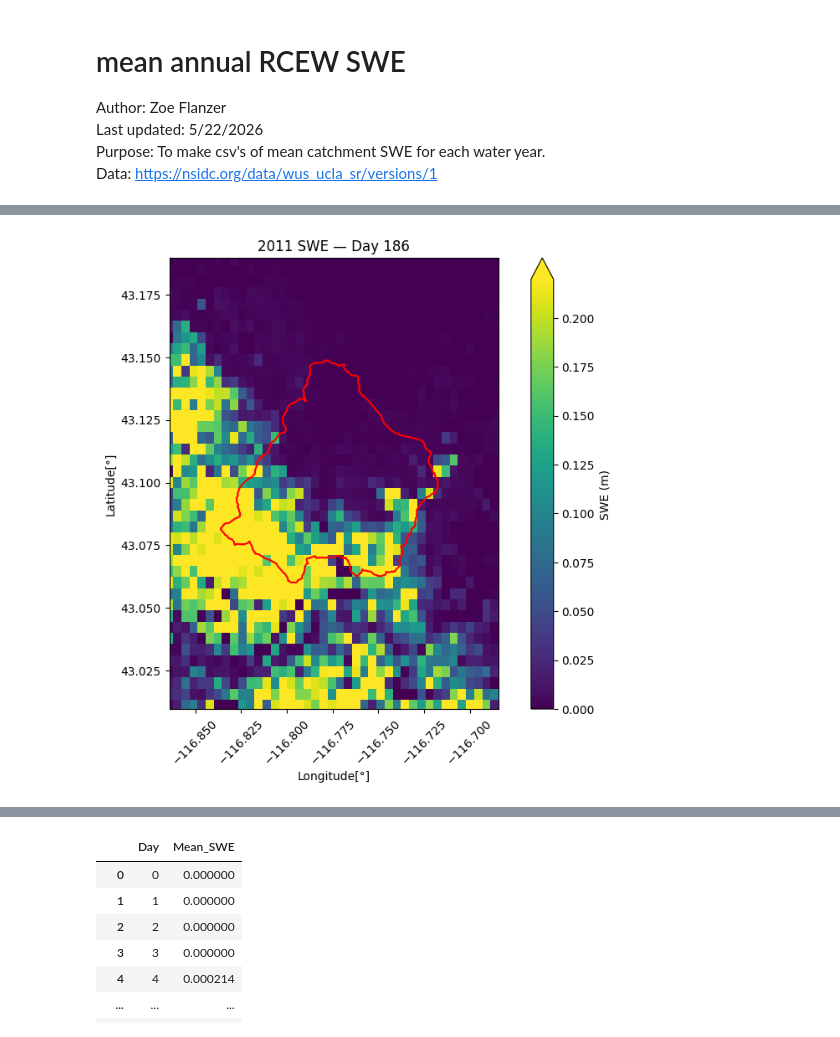
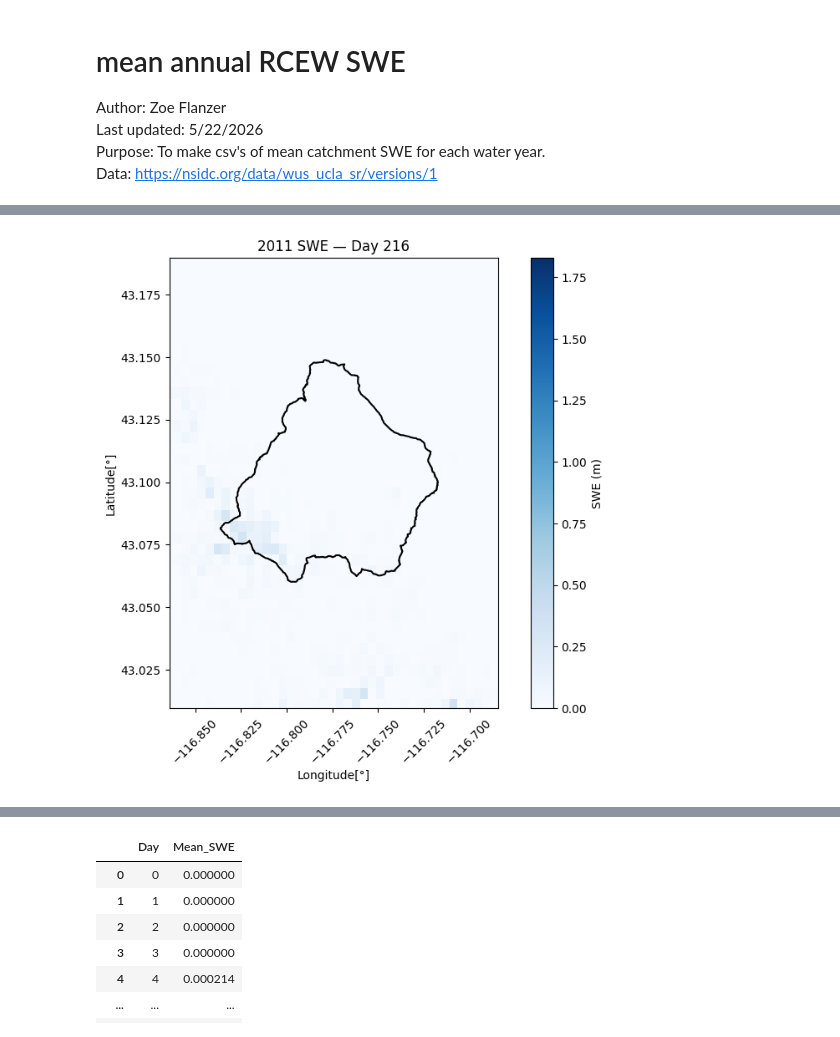
Before and after one commit to zcflanzer/rcew-water-budget, a Jupyter notebook: SWE_processing.ipynb, the cells around one changed output, grey strips where cells are left out. Drawn from its saved outputs; the diff is of its cells as text; code cells hidden in the pictures.

```diff
--- a/SWE_processing.ipynb
+++ b/SWE_processing.ipynb
@@ -48,11 +48,11 @@ Requirement already satisfied: six>=1.5 in /usr/local/lib/python3.12/dist-packag
 # %%
 # loading data
 # snow data (.nc file)
-nc_path = "/content/drive/MyDrive/Thesis/Data/Snow/SWE/.nc_files/WUS_UCLA_SR_v01_N43_0W117_0_agg_16_WY2011_12_SWE_SCA_POST.nc"
+nc_path = "/content/drive/MyDrive/THESIS/data/Snow/SWE/.nc_files/WUS_UCLA_SR_v01_N43_0W117_0_agg_16_WY2011_12_SWE_SCA_POST.nc"
 ds = xr.open_dataset(nc_path)
 
 # study area (.shp file)
-shp_path = "/content/drive/MyDrive/Thesis/Data/Shapefiles/tollgate.shp"
+shp_path = "/content/drive/MyDrive/THESIS/data/Shapefiles/tollgate.shp"
 gdf = gpd.read_file(shp_path)
 gdf = gdf.to_crs("EPSG:4326") # reprojecting to match .nc file
 
@@ -60,7 +60,7 @@ gdf = gdf.to_crs("EPSG:4326") # reprojecting to match .nc file
 year = '2011'  # ****** change when file path is changed ******
 # %%
 ## mapping one day of data
-day_index = 186 # day of year that's being mapped
+day_index = 216 # day of year that's being mapped
 stat_index = 0
 da_day = ds["SWE_Post"].isel(Day=day_index, Stats=stat_index)
 
@@ -71,33 +71,40 @@ da_day = da_day.transpose("lat", "lon") # reordering lat/lon so xarray plots cor
 
 # compute shapefile centroid
 centroid = gdf.geometry.unary_union.centroid
 cx, cy = centroid.x, centroid.y
 
 # defining zoom window
 buffer_deg = 0.09 # smaller value = zoomed in, larger value = zoomed out
 
 x_min = cx - buffer_deg
 x_max = cx + buffer_deg
 y_min = cy - buffer_deg
 y_max = cy + buffer_deg
 
+# compute peak SWE for the entire year (across all days & grid cells)
+year_peak_swe = float(np.nanmax(ds["SWE_Post"].isel(Stats=stat_index).values))
+
+# Set global vmin/vmax for plotting
+vmin_global = 0
+vmax_global = year_peak_swe # keeping max y-axis consistent with peak SWE
+
 # plotting
 fig, ax = plt.subplots(figsize=(10, 7))
-mappable = da_day.plot(ax=ax,cmap="viridis",vmin=0,vmax=float(np.nanpercentile(da_day.values, 99)))
-gdf.boundary.plot(ax=ax, color="red", linewidth=1.5) # adding catchment/shapefile outline
+mappable = da_day.plot(ax=ax,cmap="Blues",vmin=vmin_global,vmax=vmax_global)
+gdf.boundary.plot(ax=ax, color="black", linewidth=1.5) # adding catchment/shapefile outline
 
 # Zoom to centroid window
 ax.set_xlim(x_min, x_max)
 ax.set_ylim(y_min, y_max)
 ax.tick_params(axis="x", rotation=45)
 
 # formatting
 cbar = mappable.colorbar
 cbar.set_label("SWE (m)")
 ax.set_title(f"{year} SWE — Day {day_index}")
 ax.set_xlabel("Longitude[\N{DEGREE SIGN}]")
 ax.set_ylabel("Latitude[\N{DEGREE SIGN}]")
 
 plt.show()
 # %% [output]
-[figure, old version]
+[figure, new version]
```
Also changed, not shown: parts of 2 cells of this notebook.
